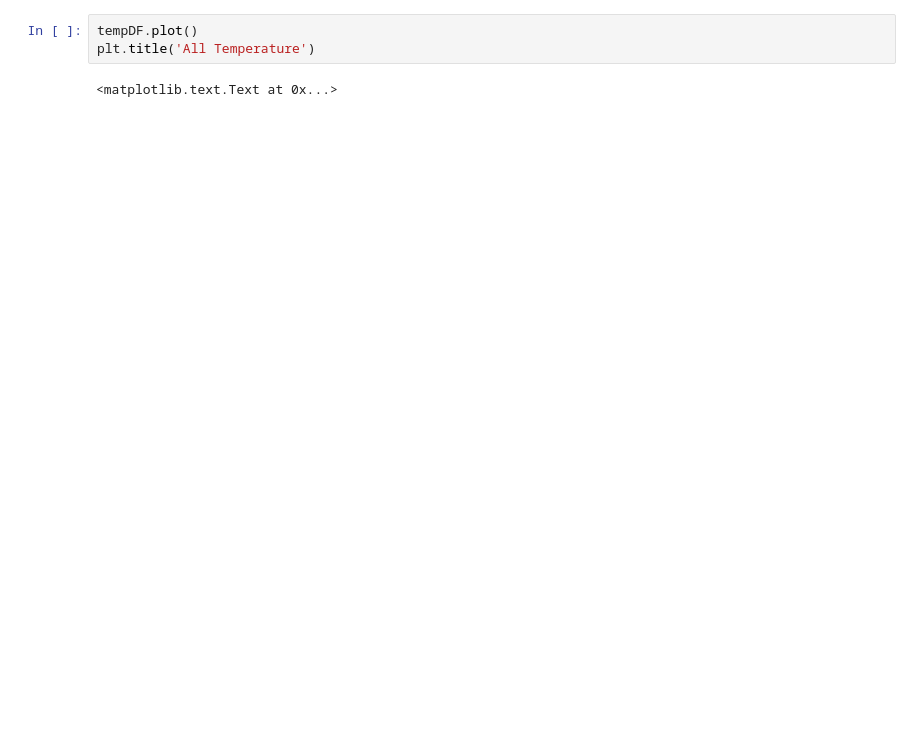
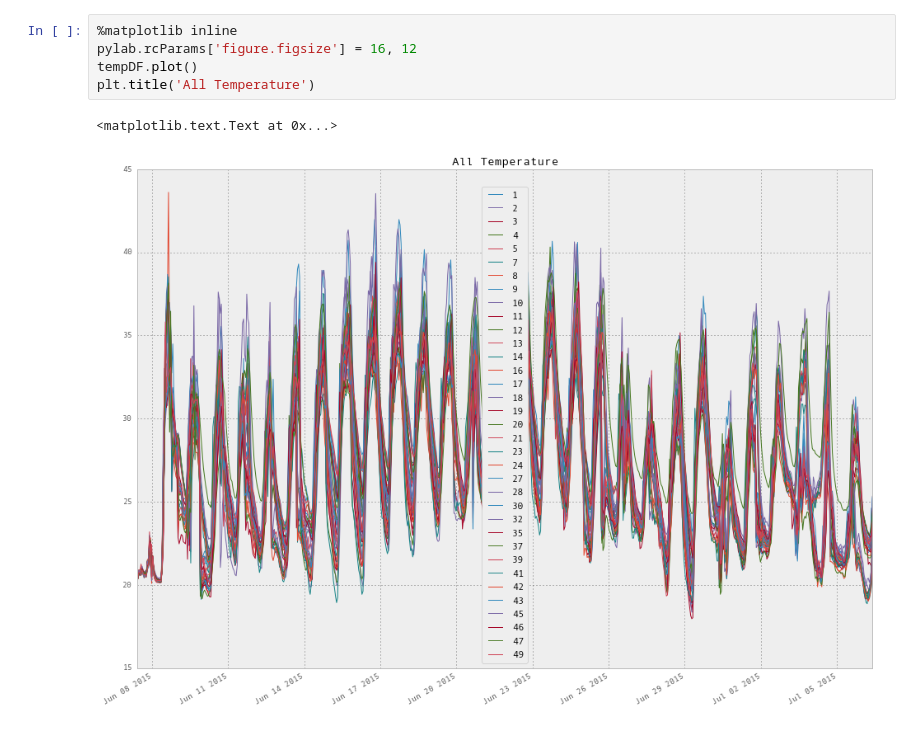
Before and after one commit to gottscott/cityheat, a Jupyter notebook: Bham/ibuttonimport.ipynb, the cells around one changed output. Cells and saved outputs as stored; diff of their text form; blank space fills up the shorter version.

```diff
--- a/Bham/ibuttonimport.ipynb
+++ b/Bham/ibuttonimport.ipynb
@@ -40,10 +50,13 @@ anomaly = Temp - np.tile(clim[:,np.newaxis], (1, Temp.shape[1])) # the anomaly d
 tempDF = pd.DataFrame(data['Value'].values[0:minEndIndex,:], rng, sensornumbers).sort(axis=1)
 anomalyDF = pd.DataFrame(anomaly, rng, sensornumbers).sort(axis=1)
 # %%
+%matplotlib inline
+pylab.rcParams['figure.figsize'] = 16, 12
 tempDF.plot()
 plt.title('All Temperature')
 # %% [output]
 <matplotlib.text.Text at 0x...>
+[figure, added]
 # %%
 # plot anomaly
 anomalyDF.plot()
```
Also changed, not shown: parts of 5 cells of this notebook.
